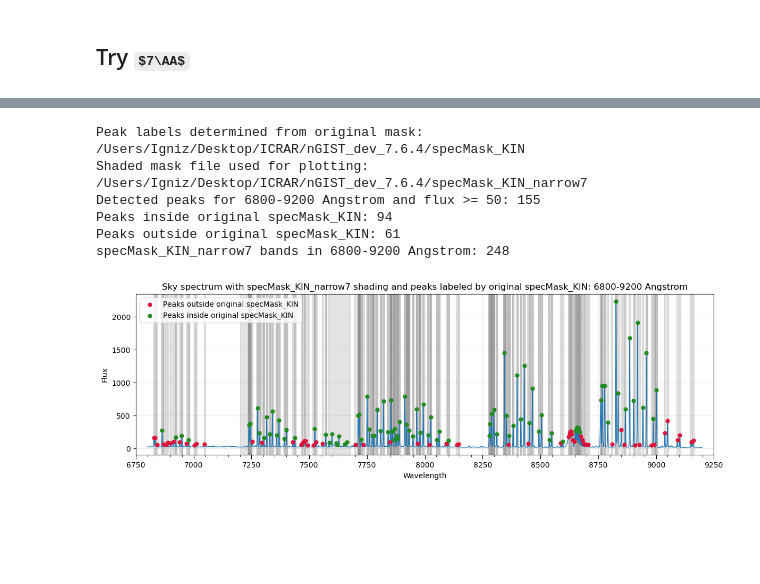
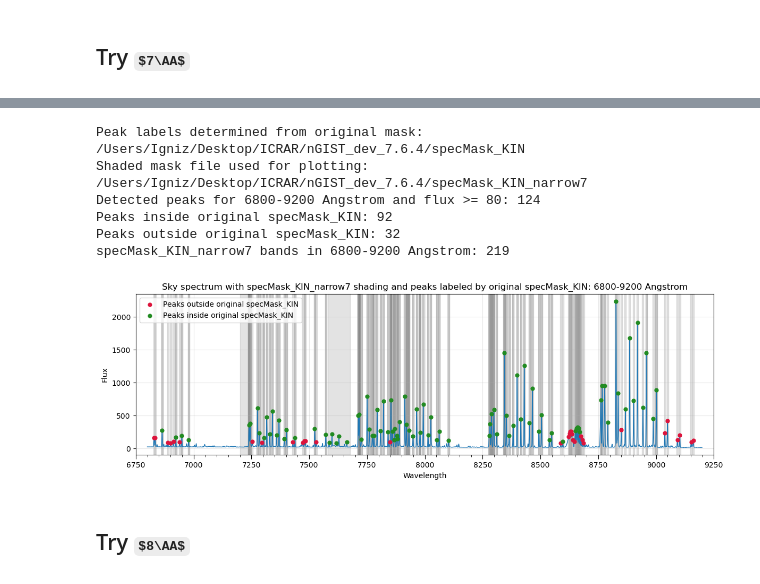
Before and after one commit to Rongjun-ANU/ICRAR-MAUVE, a Jupyter notebook: nGIST_dev_7.6.4/20260309_read_SKY_SPECTRUM_check_specMask_KIN.ipynb, the cells around one changed output, grey strips where cells are left out. Drawn from its saved outputs; the diff is of its cells as text; code cells hidden in the pictures; some formulas as TeX source; blank space fills up the shorter version.

```diff
--- a/nGIST_dev_7.6.4/20260309_read_SKY_SPECTRUM_check_specMask_KIN.ipynb
+++ b/nGIST_dev_7.6.4/20260309_read_SKY_SPECTRUM_check_specMask_KIN.ipynb
@@ -1429,7 +1420,7 @@ output_mask_path = Path.cwd() / "specMask_KIN_narrow6"
 
 peak_wave_min = 6800.0
 peak_wave_max = 9200.0
-peak_flux_min = 50.0
+peak_flux_min = 80.0
 updated_narrow_width = 6.0
 special_center = 7628.0
 special_original_width = 84.0
@@ -1558,7 +1641,7 @@ Total written lines: 303
 # %%
 peak_wave_min = 6800.0
 peak_wave_max = 9200.0
-peak_flux_min = 50.0
+peak_flux_min = 80.0
 updated_narrow_width = 7.0
 special_center = 7628.0
 special_original_width = 84.0
@@ -1698,7 +1781,7 @@ New mask centers from red peaks:
 # %%
 peak_wave_min = 6800.0
 peak_wave_max = 7200.0
-peak_flux_min = 50.0
+peak_flux_min = 80.0
 updated_narrow_width = 7.0
 special_center = 7628.0
 special_original_width = 84.0
@@ -1841,7 +1922,7 @@ output_mask_path = Path.cwd() / "specMask_KIN_narrow7"
 
 peak_wave_min = 6800.0
 peak_wave_max = 9200.0
-peak_flux_min = 50.0
+peak_flux_min = 80.0
 updated_narrow_width = 7.0
 special_center = 7628.0
 special_original_width = 84.0
@@ -2065,7 +2052,7 @@ updated_sky_masks = load_sky_masks(updated_mask_path)
 
 peak_wave_min = 6800.0
 peak_wave_max = 9200.0
-peak_flux_min = 50.0
+peak_flux_min = 80.0
 
 if not updated_mask_path.exists():
     raise FileNotFoundError(f"Updated mask file not found: {updated_mask_path}")
@@ -2122,35 +2109,37 @@ if peak_wavelengths.size > 0:
             color="crimson",
             s=24,
             zorder=3,
             label="Peaks outside original specMask_KIN",
         )
     if np.any(peak_in_original_mask):
         ax.scatter(
             peak_wavelengths[peak_in_original_mask],
             peak_fluxes[peak_in_original_mask],
             color="forestgreen",
             s=24,
             zorder=3,
             label="Peaks inside original specMask_KIN",
         )
     ax.legend()
 ax.set_xlim(peak_wave_min, peak_wave_max)
 ax.set_title(
     "Sky spectrum with specMask_KIN_narrow7 shading and peaks labeled by original specMask_KIN: "
     "6800-9200 Angstrom"
 )
 ax.set_xlabel("Wavelength")
 ax.set_ylabel("Flux")
 configure_wavelength_ticks(ax, peak_wave_min, peak_wave_max)
 ax.grid(alpha=0.3)
 print(f"specMask_KIN_narrow7 bands in 6800-9200 Angstrom: {visible_updated_masks}")
 fig.tight_layout()
 plt.show()
 # %% [output]
 Peak labels determined from original mask: /Users/Igniz/Desktop/ICRAR/nGIST_dev_7.6.4/specMask_KIN
 Shaded mask file used for plotting: /Users/Igniz/Desktop/ICRAR/nGIST_dev_7.6.4/specMask_KIN_narrow7
-Detected peaks for 6800-9200 Angstrom and flux >= 50: 155
-Peaks inside original specMask_KIN: 94
-Peaks outside original specMask_KIN: 61
-specMask_KIN_narrow7 bands in 6800-9200 Angstrom: 248
+Detected peaks for 6800-9200 Angstrom and flux >= 80: 124
+Peaks inside original specMask_KIN: 92
+Peaks outside original specMask_KIN: 32
+specMask_KIN_narrow7 bands in 6800-9200 Angstrom: 219
-[figure, old version]
+[figure, new version]
+# %% [markdown]
+## Try $8\AA$
```
Also changed, not shown: parts of 21 cells of this notebook, 5 other files.
